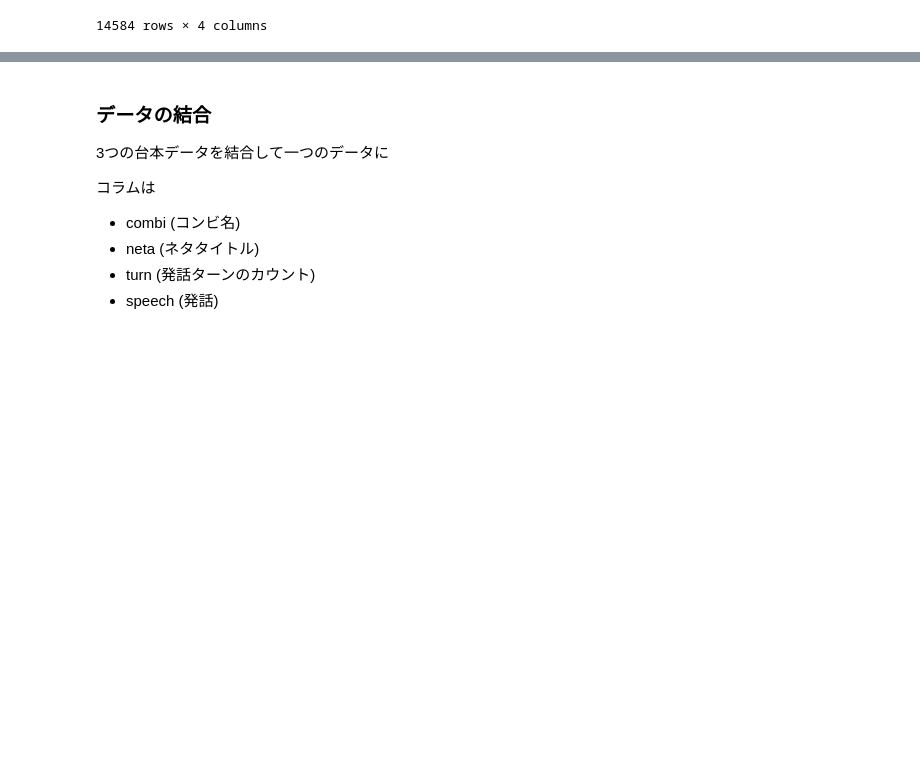
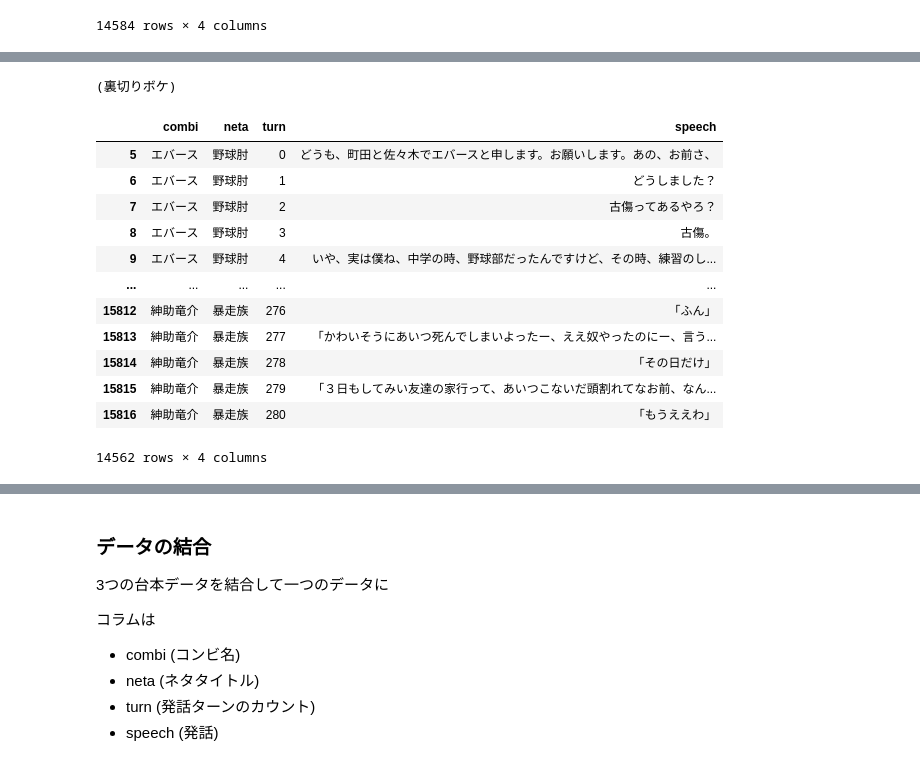
Before and after one commit to umenerineri/infovis-notebooks, a Jupyter notebook: final_project/project.ipynb, the cells around one changed output, grey strips where cells are left out. Saved outputs shown, nothing was run; the diff lists cells and outputs as text; code cells hidden in the pictures; blank space fills up the shorter version.

```diff
--- a/final_project/project.ipynb
+++ b/final_project/project.ipynb
@@ -841,0 +939,38 @@ script_df_warai_titleParsed
+# %%
+# （...）(...)を消す
+
+def remove_parenthesis(text):
+    pattern = r"(.*?)(（.+?）)(.*?)"
+    match = re.match(pattern, text)
+    if match:
+        #print(match.group(2))
+        return match.group(1).strip() + match.group(3).strip()
+    else:
+        pattern2 = r"(.*?)(\(.+?\))(.*?)" # 半角の場合も
+        match2 = re.match(pattern2, text)
+        if match2:
+            print(match2.group(2))
+            return match2.group(1).strip() + match2.group(3).strip()
+        else:
+            return text
+
+not_stripped = script_df_warai_stripped["stripped"] == False
+script_df_warai_stripped2 = script_df_warai_stripped[~not_stripped][["combi", "neta", "turn", "speech"]].copy()
+
+script_df_warai_stripped2["speech"] = script_df_warai_stripped2["speech"].map(remove_parenthesis)
+script_df_warai_stripped2
+# %% [output]
+(裏切りボケ)
+|  | combi | neta | turn | speech |
+| 5 | エバース | 野球肘 | 0 | どうも、町田と佐々木でエバースと申します。お願いします。あの、お前さ、 |
+| 6 | エバース | 野球肘 | 1 | どうしました？ |
+| 7 | エバース | 野球肘 | 2 | 古傷ってあるやろ？ |
+| 8 | エバース | 野球肘 | 3 | 古傷。 |
+| 9 | エバース | 野球肘 | 4 | いや、実は僕ね、中学の時、野球部だったんですけど、その時、練習のし... |
+| ... | ... | ... | ... | ... |
+| 15812 | 紳助竜介 | 暴走族 | 276 | 「ふん」 |
+| 15813 | 紳助竜介 | 暴走族 | 277 | 「かわいそうにあいつ死んでしまいよったー、ええ奴やったのにー、言う... |
+| 15814 | 紳助竜介 | 暴走族 | 278 | 「その日だけ」 |
+| 15815 | 紳助竜介 | 暴走族 | 279 | 「３日もしてみい友達の家行って、あいつこないだ頭割れてなお前、なん... |
+| 15816 | 紳助竜介 | 暴走族 | 280 | 「もうええわ」 |
+14562 rows × 4 columns
```
Also changed, not shown: parts of 5 cells of this notebook, 1 other file.
